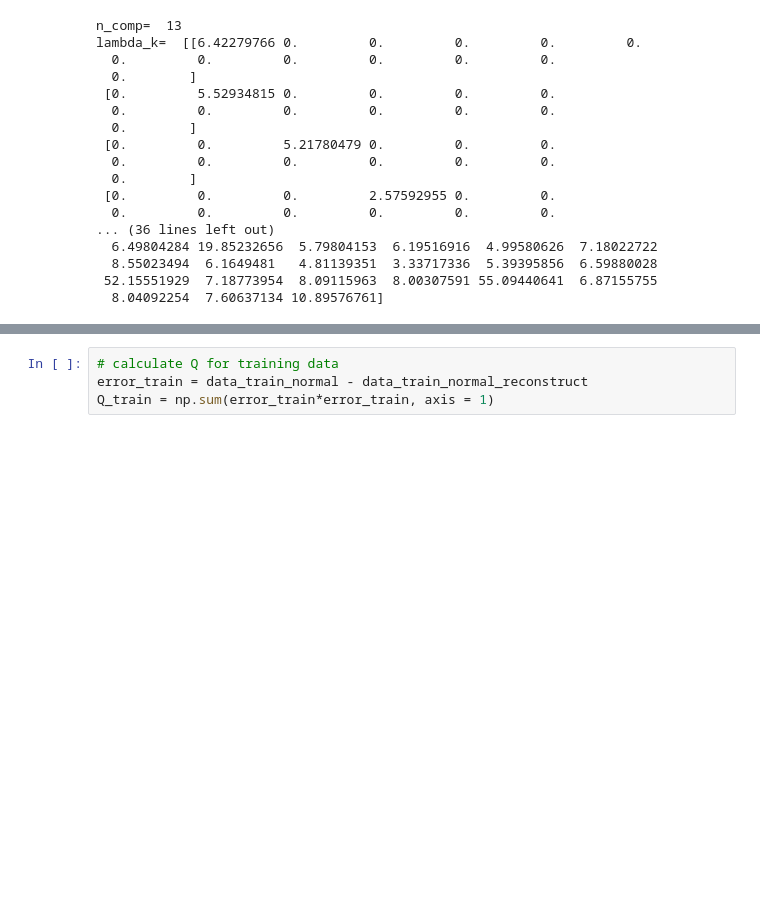
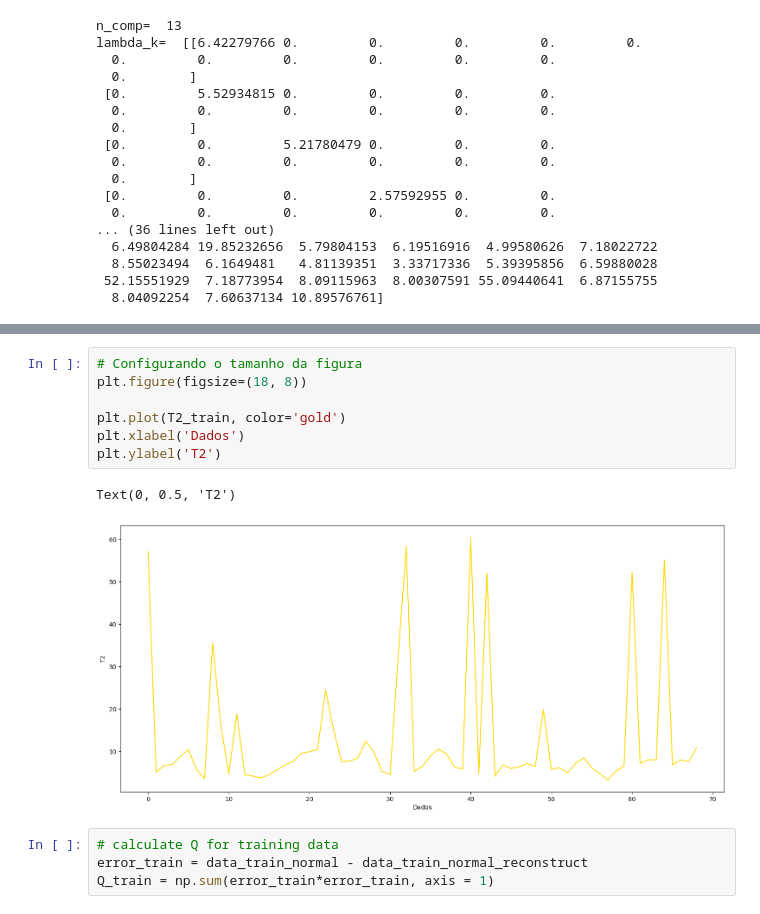
Before and after one commit to LuisGSVasconcelos/VSCode-Projects, a Jupyter notebook: Git/Aula_5_1.ipynb, the cells around one changed output, grey strips where cells are left out. Drawn from its saved outputs; the diff is of its cells as text; blank space fills up the shorter version.

```diff
--- a/Git/Aula_5_1.ipynb
+++ b/Git/Aula_5_1.ipynb
@@ -217,3 +284,13 @@ lambda_k=  [[6.42279766 0.         0.         0.         0.         0.
+# %%
+# Configurando o tamanho da figura
+plt.figure(figsize=(18, 8))
+
+plt.plot(T2_train, color='gold')
+plt.xlabel('Dados')
+plt.ylabel('T2')
+# %% [output]
+Text(0, 0.5, 'T2')
+[figure, added]
 # %%
 # calculate Q for training data
 error_train = data_train_normal - data_train_normal_reconstruct
```
Also changed, not shown: parts of 10 cells of this notebook, 1 other file.
